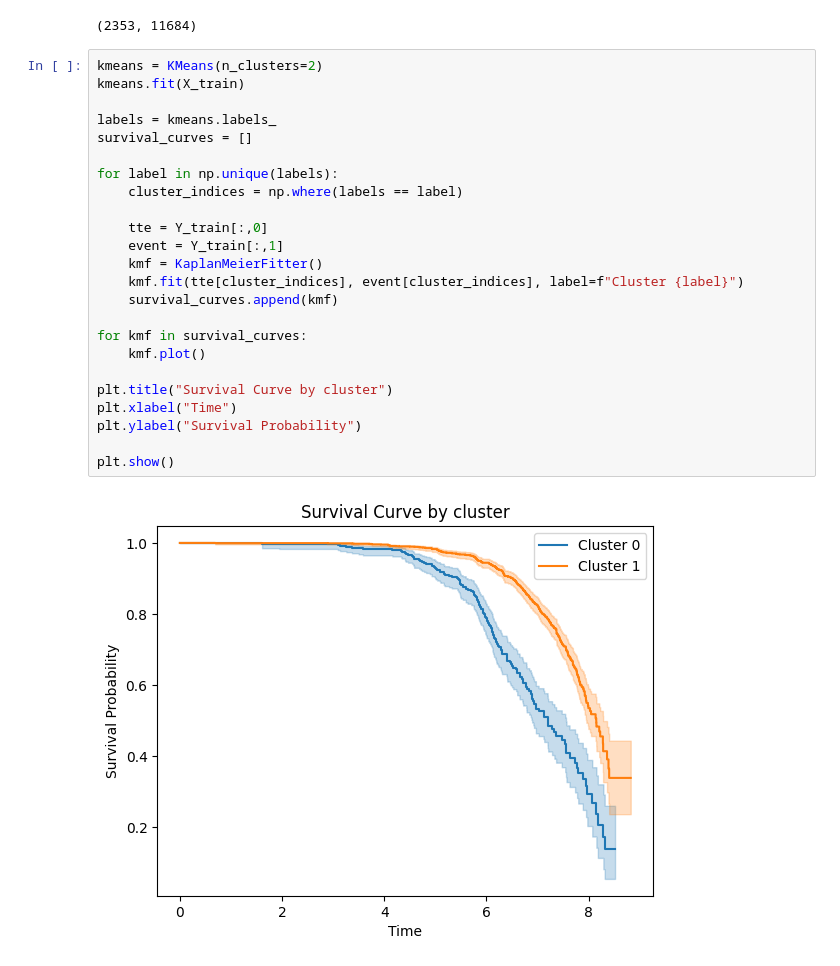
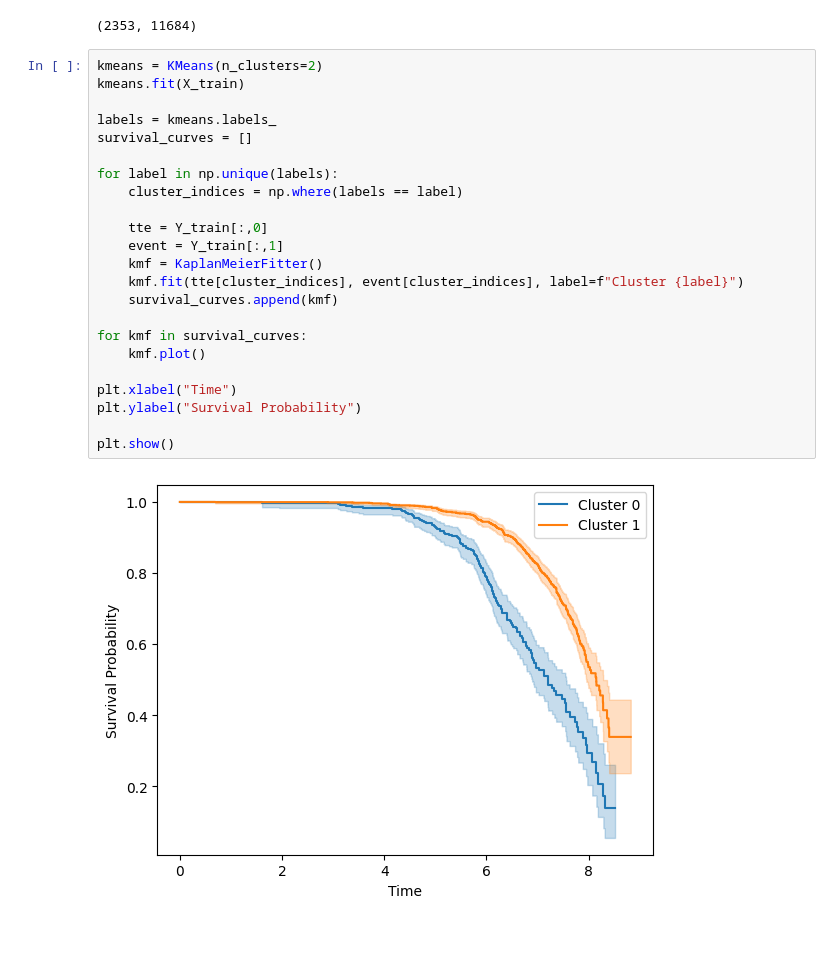
Before and after one commit to dongin914/vadesc-TCGA, a Jupyter notebook: example/notebook/clusturing.ipynb, the cells around one changed output. Drawn from its saved outputs; the diff is of its cells as text; blank space fills up the shorter version.

```diff
--- a/example/notebook/clusturing.ipynb
+++ b/example/notebook/clusturing.ipynb
@@ -196,26 +193,25 @@ X_train.shape
 # %%
 kmeans = KMeans(n_clusters=2)
 kmeans.fit(X_train)
 
 labels = kmeans.labels_
 survival_curves = []
 
 for label in np.unique(labels):
     cluster_indices = np.where(labels == label)
 
     tte = Y_train[:,0]
     event = Y_train[:,1]
     kmf = KaplanMeierFitter()
     kmf.fit(tte[cluster_indices], event[cluster_indices], label=f"Cluster {label}")
     survival_curves.append(kmf)
 
 for kmf in survival_curves:
     kmf.plot()
 
-plt.title("Survival Curve by cluster")
 plt.xlabel("Time")
 plt.ylabel("Survival Probability")
 
 plt.show()
 # %% [output]
-[figure, old version]
+[figure, new version]
```
Also changed, not shown: parts of 4 cells of this notebook, 10 other files.
